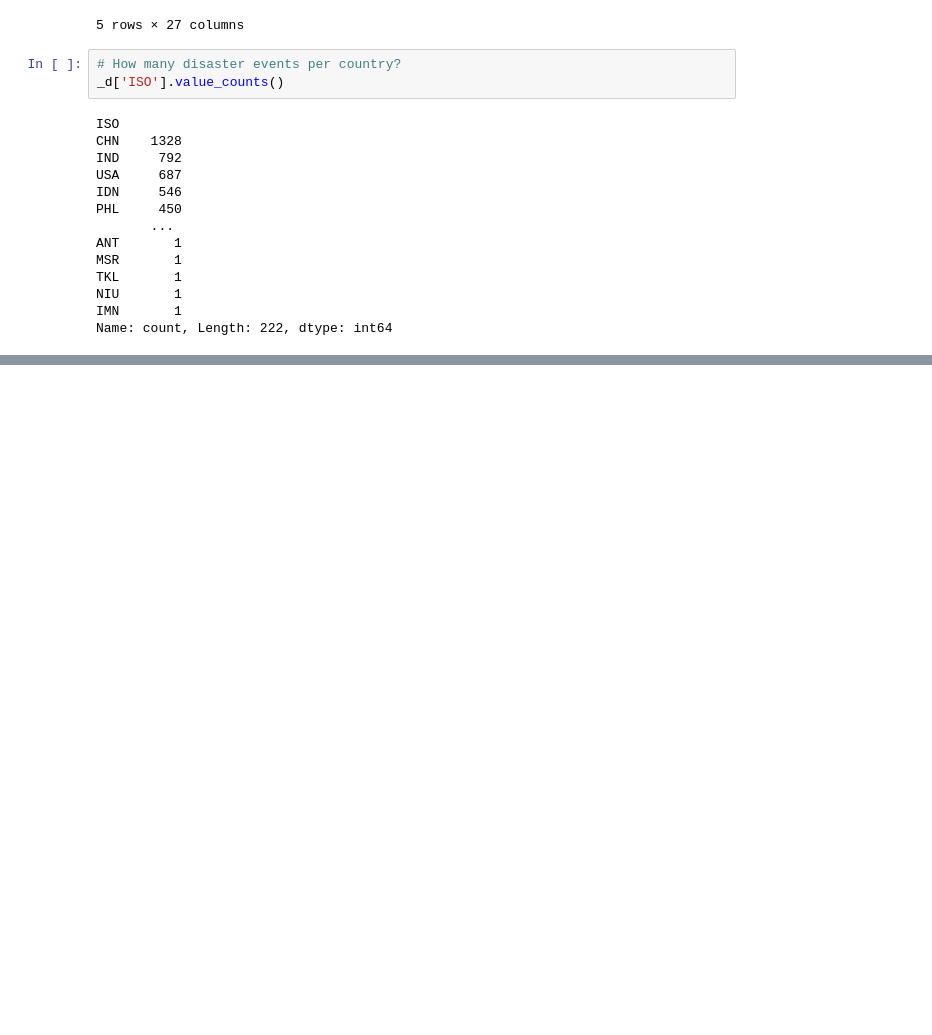
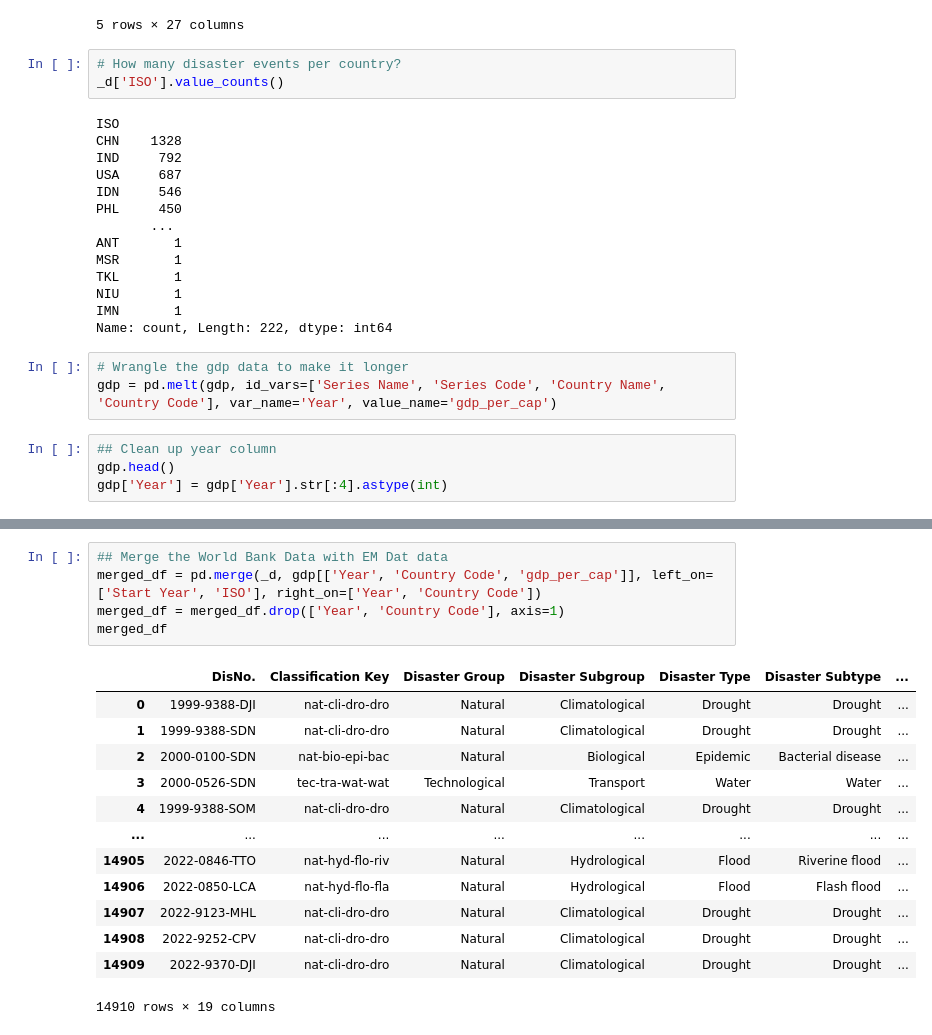
Before and after one commit to harrissamuel/24Spr_-S-Harris-_-disasters-, a Jupyter notebook: Sample_Capstone/code/data_loading/load_data.ipynb, the cells around one changed output, grey strips where cells are left out. Cells and saved outputs as stored; diff of their text form; blank space fills up the shorter version.

Commit message:
Merged Em Data with Gdp per cap
Wrangled and Merged seperate dataframes

```diff
--- a/Sample_Capstone/code/data_loading/load_data.ipynb
+++ b/Sample_Capstone/code/data_loading/load_data.ipynb
@@ -253,3 +253,10 @@ TKL       1
 NIU       1
 IMN       1
 Name: count, Length: 222, dtype: int64
+# %%
+# Wrangle the gdp data to make it longer
+gdp = pd.melt(gdp, id_vars=['Series Name', 'Series Code', 'Country Name', 'Country Code'], var_name='Year', value_name='gdp_per_cap')
+# %%
+## Clean up year column
+gdp.head()
+gdp['Year'] = gdp['Year'].str[:4].astype(int)
@@ -255,0 +275,19 @@ Name: count, Length: 222, dtype: int64
+# %%
+## Merge the World Bank Data with EM Dat data
+merged_df = pd.merge(_d, gdp[['Year', 'Country Code', 'gdp_per_cap']], left_on=['Start Year', 'ISO'], right_on=['Year', 'Country Code'])
+merged_df = merged_df.drop(['Year', 'Country Code'], axis=1)
+merged_df
+# %% [output]
+|  | DisNo. | Classification Key | Disaster Group | Disaster Subgroup | Disaster Type | Disaster Subtype | ... |
+| 0 | 1999-9388-DJI | nat-cli-dro-dro | Natural | Climatological | Drought | Drought | ... |
+| 1 | 1999-9388-SDN | nat-cli-dro-dro | Natural | Climatological | Drought | Drought | ... |
+| 2 | 2000-0100-SDN | nat-bio-epi-bac | Natural | Biological | Epidemic | Bacterial disease | ... |
+| 3 | 2000-0526-SDN | tec-tra-wat-wat | Technological | Transport | Water | Water | ... |
+| 4 | 1999-9388-SOM | nat-cli-dro-dro | Natural | Climatological | Drought | Drought | ... |
+| ... | ... | ... | ... | ... | ... | ... | ... |
+| 14905 | 2022-0846-TTO | nat-hyd-flo-riv | Natural | Hydrological | Flood | Riverine flood | ... |
+| 14906 | 2022-0850-LCA | nat-hyd-flo-fla | Natural | Hydrological | Flood | Flash flood | ... |
+| 14907 | 2022-9123-MHL | nat-cli-dro-dro | Natural | Climatological | Drought | Drought | ... |
+| 14908 | 2022-9252-CPV | nat-cli-dro-dro | Natural | Climatological | Drought | Drought | ... |
+| 14909 | 2022-9370-DJI | nat-cli-dro-dro | Natural | Climatological | Drought | Drought | ... |
+14910 rows × 19 columns
```
Also changed, not shown: parts of 6 cells of this notebook, 3 other files.
